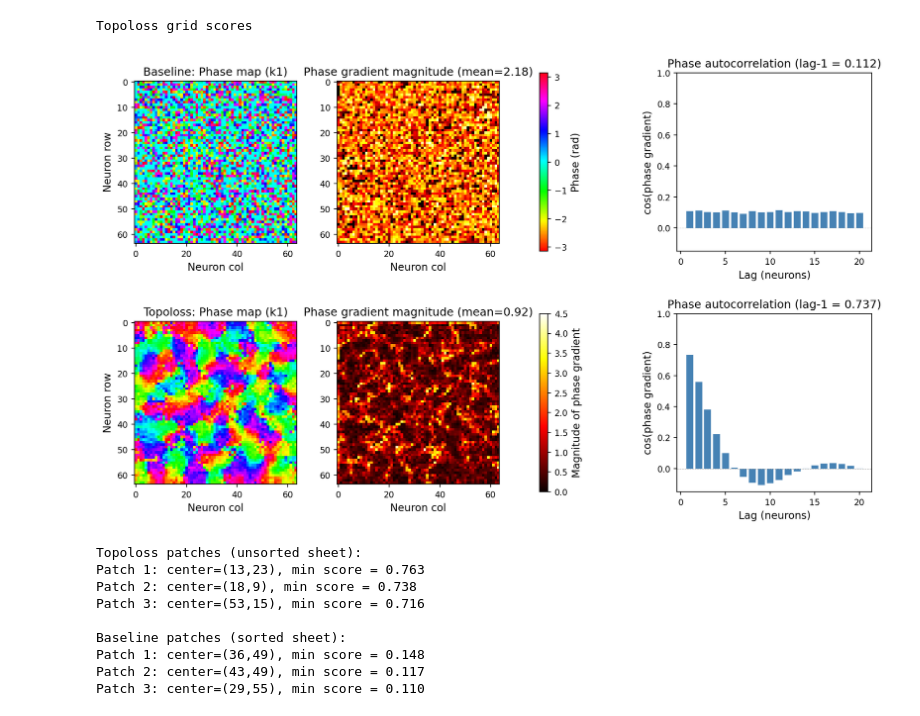
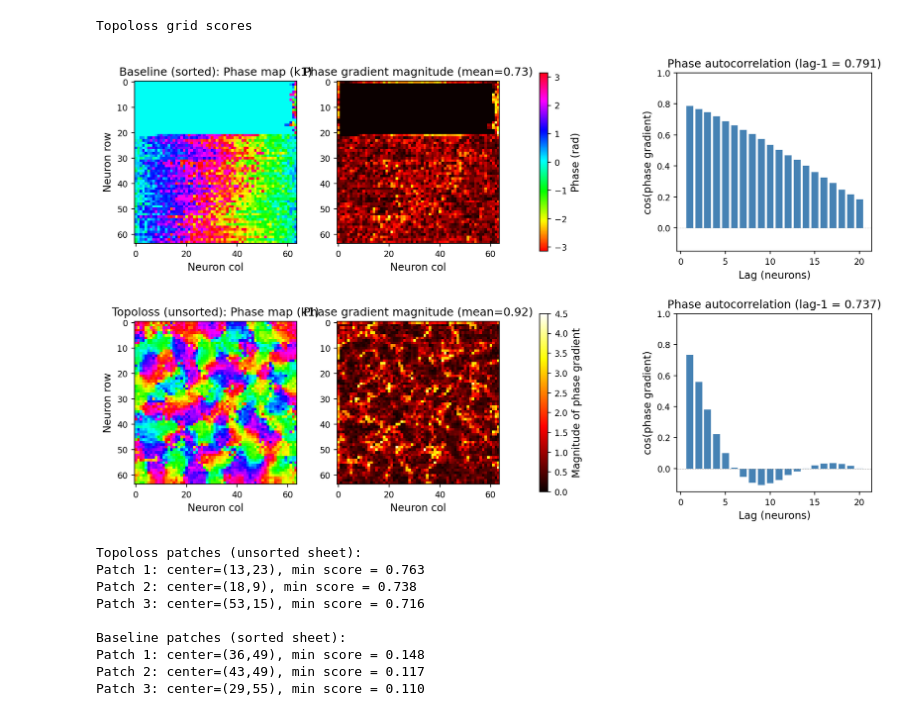
Before and after one commit to murtylab/grid-pattern-formation, a Jupyter notebook: notebooks/phase_analysis.ipynb, the cells around one changed output. Cells and saved outputs as stored; diff of their text form; code cells hidden in the pictures.

```diff
--- a/notebooks/phase_analysis.ipynb
+++ b/notebooks/phase_analysis.ipynb
@@ -58,6 +58,8 @@ topo_act, topo_rm, topo_g, topo_pos = get_cached_ratemaps(topo_ctx, res=RES, n_a
 baseline_order, baseline_phases = _compute_phase_order(baseline_ctx, baseline_rm, RES)
 topo_order, topo_phases = _compute_phase_original_order(topo_ctx, topo_rm, RES)
 
+baseline_phases_sorted = baseline_phases[:, baseline_order]
+
 J_baseline = baseline_ctx.model.RNN.weight_hh_l0.detach().cpu().numpy().T
 J_topo = topo_ctx.model.RNN.weight_hh_l0.detach().cpu().numpy().T
 
@@ -114,8 +116,8 @@ gs = gridspec.GridSpec(2, 5, width_ratios=[1, 1, 0.05, 0.3, 1.2], wspace=0.35, h
 mode_idx = 0 # k1
 
 for row, (label, phases) in enumerate([
-    ("Baseline", baseline_phases),
-    ("Topoloss", topo_phases),
+    ("Baseline (sorted)", baseline_phases_sorted),
+    ("Topoloss (unsorted)", topo_phases),
 ]):
     phase_sheet = phases[mode_idx].reshape(n, n)
     grad_mag = phase_gradient_magnitude(phases[mode_idx], n)
@@ -124,34 +126,34 @@ for row, (label, phases) in enumerate([
     # Phase map
     ax0 = fig.add_subplot(gs[row, 0])
     im0 = ax0.imshow(phase_sheet, cmap="hsv", vmin=-np.pi, vmax=np.pi)
     ax0.set_title(f"{label}: Phase map (k1)")
     ax0.set_ylabel("Neuron row")
     ax0.set_xlabel("Neuron col")
 
     # Gradient magnitude
     ax1 = fig.add_subplot(gs[row, 1])
     im1 = ax1.imshow(grad_mag, cmap="hot", vmin=0, vmax=4.5)
     ax1.set_title(f"Phase gradient magnitude (mean={grad_mag.mean():.2f})")
     ax1.set_xlabel("Neuron col")
 
     # Autocorrelation
     ax2 = fig.add_subplot(gs[row, 4])
     ax2.bar(range(1, 21), autocorr, color="steelblue", edgecolor="white", linewidth=0.3)
     ax2.axhline(0, color="gray", linestyle="--", linewidth=0.5)
     ax2.set_xlabel("Lag (neurons)")
     ax2.set_ylabel("cos(phase gradient)")
     ax2.set_title(f"Phase autocorrelation (lag-1 = {autocorr[0]:.3f})")
     ax2.set_ylim([-0.15, 1.0])
 
 # Colorbars
 cax0 = fig.add_subplot(gs[0, 2])
 plt.colorbar(im0, cax=cax0, label="Phase (rad)")
 cax1 = fig.add_subplot(gs[1, 2])
 plt.colorbar(im1, cax=cax1, label="Magnitude of phase gradient")
 
 plt.show()
 # %% [output]
-[figure, old version]
+[figure, new version]
 # %%
 from scipy.ndimage import minimum_filter
 
```
Also changed, not shown: parts of 1 cell of this notebook, 1 other file.
